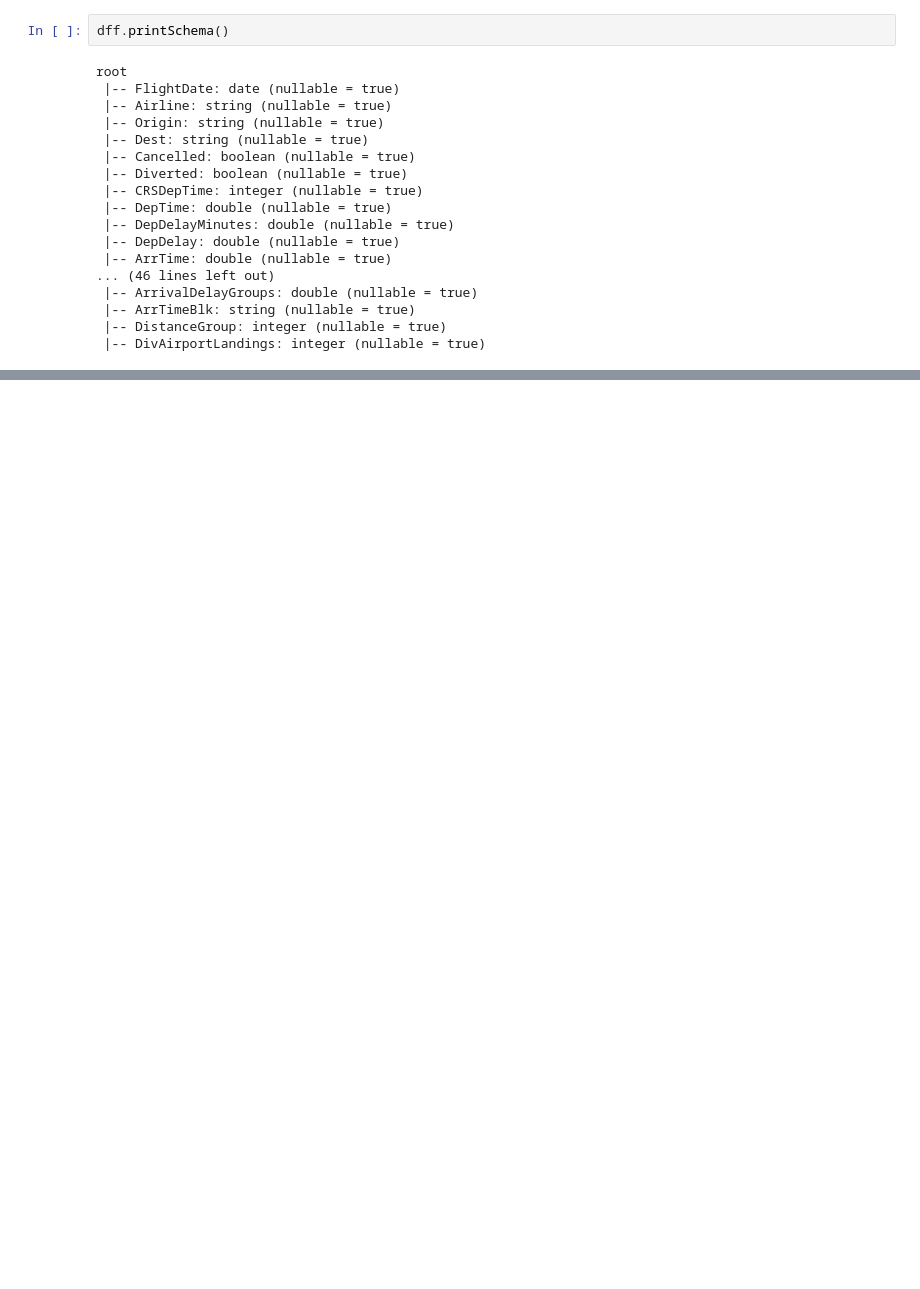
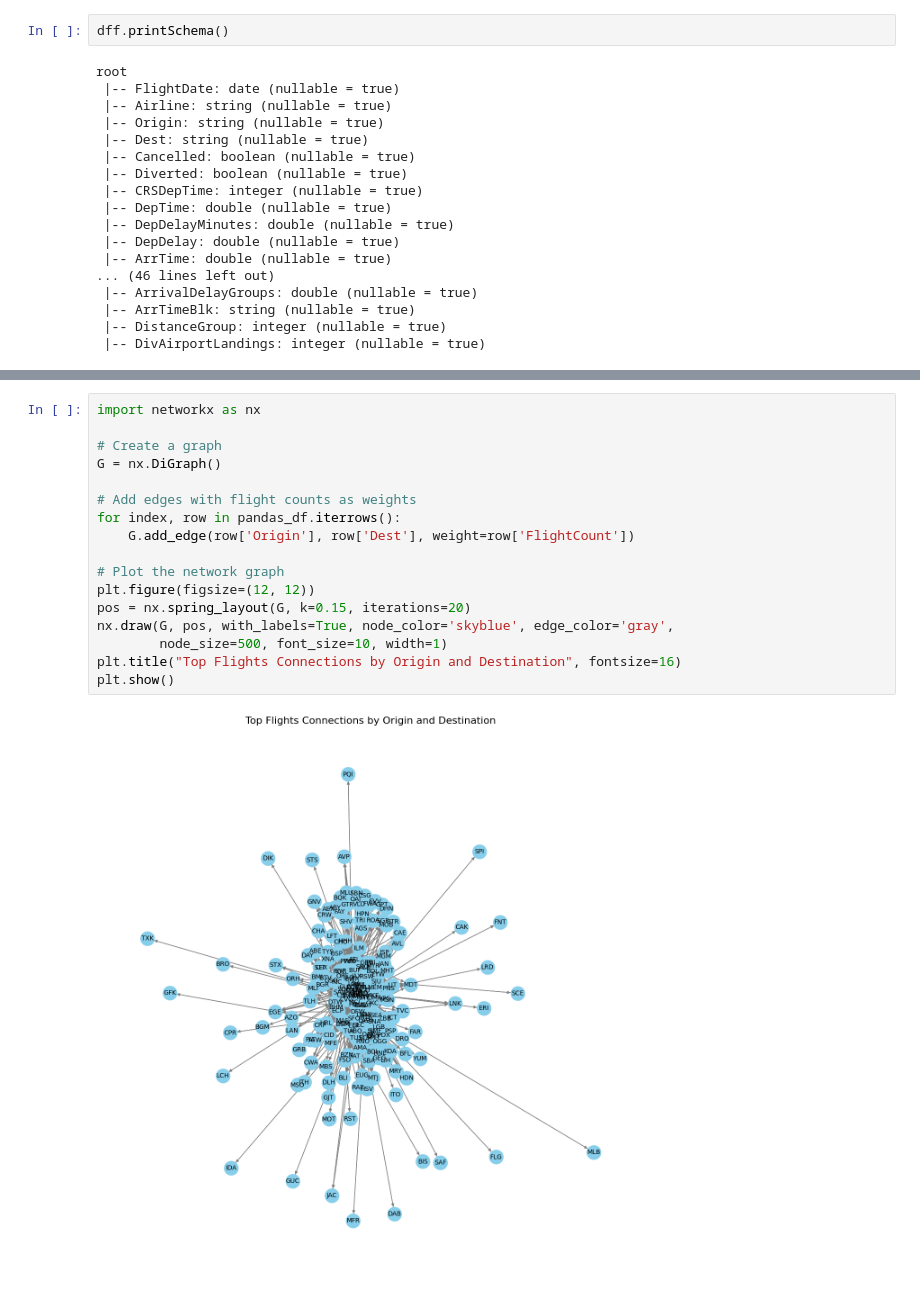
Before and after one commit to uzair011/CN6022, a Jupyter notebook: flights.ipynb, the cells around one changed output, grey strips where cells are left out. Drawn from its saved outputs; the diff is of its cells as text; blank space fills up the shorter version.

```diff
--- a/flights.ipynb
+++ b/flights.ipynb
@@ -114 +176,20 @@ only showing top 45 rows
+# %%
+import networkx as nx
+
+# Create a graph
+G = nx.DiGraph()
+
+# Add edges with flight counts as weights
+for index, row in pandas_df.iterrows():
+    G.add_edge(row['Origin'], row['Dest'], weight=row['FlightCount'])
+
+# Plot the network graph
+plt.figure(figsize=(12, 12))
+pos = nx.spring_layout(G, k=0.15, iterations=20)
+nx.draw(G, pos, with_labels=True, node_color='skyblue', edge_color='gray',
+        node_size=500, font_size=10, width=1)
+plt.title("Top Flights Connections by Origin and Destination", fontsize=16)
+plt.show()
+# %% [output]
+[figure, added]
 # %%
```
Also changed, not shown: parts of 43 cells of this notebook.
